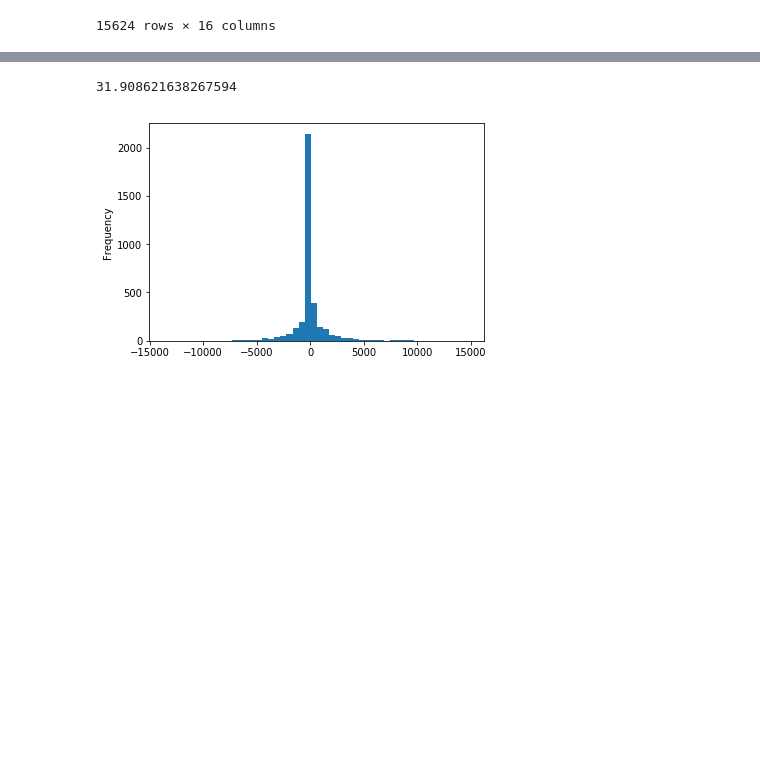
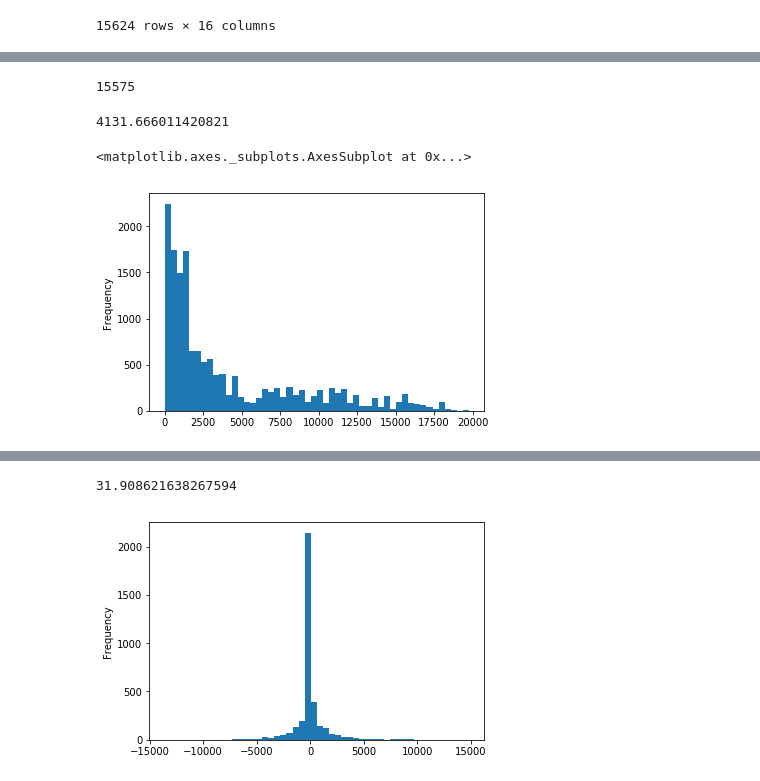
Before and after one commit to Zhuaggy/Badalytics, a Jupyter notebook: jnotebooks/Match Distances per player .ipynb, the cells around one changed output, grey strips where cells are left out. Drawn from its saved outputs; the diff is of its cells as text; code cells hidden in the pictures; blank space fills up the shorter version.

Commit message:
adding some slides with distance analysis

```diff
--- a/jnotebooks/Match Distances per player .ipynb
+++ b/jnotebooks/Match Distances per player .ipynb
@@ -129,0 +132,20 @@ df_main
+# %%
+def neg_ind(x):
+    if x<0:
+        return (1)
+    else:
+        return (0)
+
+df_main['Wind - Losed'] = df_main['Winner Distance'] - df_main['Loser Distance']
+df_main['Winner_Closer_ind'] = df_main['Wind - Losed'].apply(lambda x:neg_ind(x))
+# %%
+len(df_main)
+# %% [output]
+15575
+# %%
+print(df_main['Winner Distance'].mean())
+df_main['Winner Distance'].plot(kind = 'hist', bins = 50)
+# %% [output]
+4131.666011420821
+<matplotlib.axes._subplots.AxesSubplot at 0x...>
+[figure, added]
```
Also changed, not shown: parts of 55 cells of this notebook, 8 other files.
